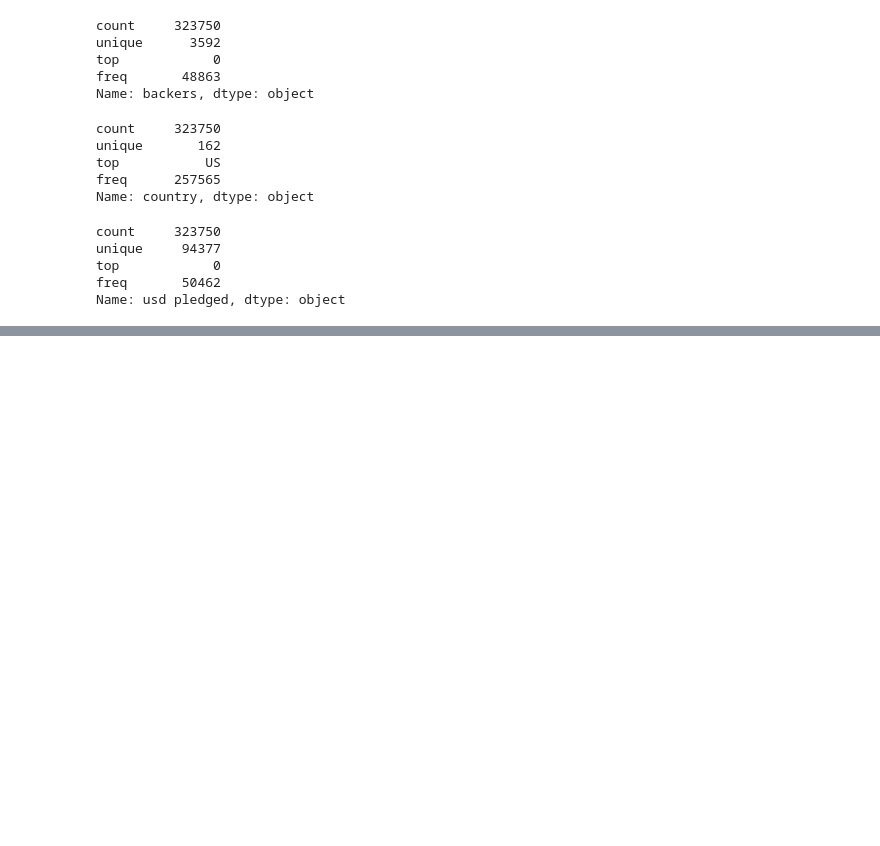
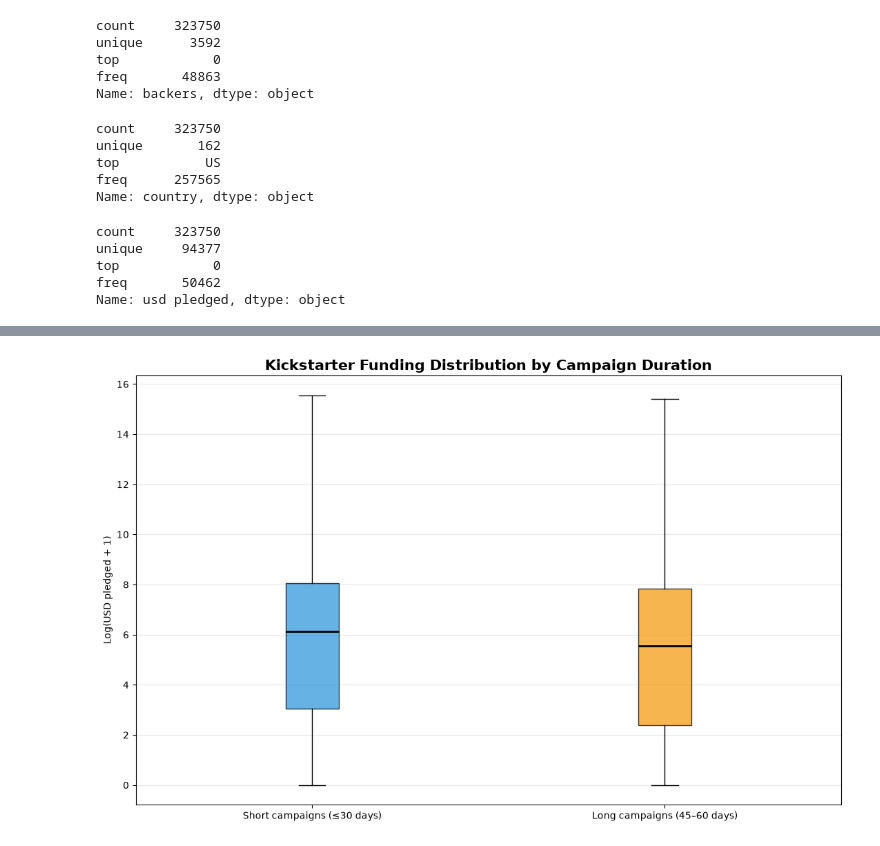
Before and after one commit to Key6767/cmpsc105-project, a Jupyter notebook: Process Work/Keyliannys_analysis.ipynb, the cells around one changed output, grey strips where cells are left out. Cells and saved outputs as stored; diff of their text form; code cells hidden in the pictures; blank space fills up the shorter version.

```diff
--- a/Process Work/Keyliannys_analysis.ipynb
+++ b/Process Work/Keyliannys_analysis.ipynb
@@ -337,0 +682,7 @@ a = 32354
+# %%
+analysis_df = clean_df[
+    clean_df["launched"].dt.date != pd.Timestamp("1970-01-01").date()
+].copy()
+
+print("Original cleaned dataset:", len(clean_df))
+print("Dataset after removing malformed dates:", len(analysis_df))
@@ -337,0 +884,41 @@ a = 32354
+# %%
+plt.figure(figsize=(11, 7))
+
+boxplot = plt.boxplot(
+    [
+        np.log1p(short_campaigns["usd pledged"]),
+        np.log1p(long_campaigns["usd pledged"])
+    ],
+    tick_labels=[
+        "Short campaigns (≤30 days)",
+        "Long campaigns (45–60 days)"
+    ],
+    showfliers=False,
+    patch_artist=True
+)
+
+# Color the boxes
+colors = ["#3498DB", "#F39C12"]
+
+for patch, color in zip(boxplot["boxes"], colors):
+    patch.set_facecolor(color)
+    patch.set_alpha(0.75)
+
+# Style median lines
+for median in boxplot["medians"]:
+    median.set_color("black")
+    median.set_linewidth(2)
+
+plt.title(
+    "Kickstarter Funding Distribution by Campaign Duration",
+    fontsize=15,
+    fontweight="bold"
+)
+
+plt.ylabel("Log(USD pledged + 1)")
+plt.grid(axis="y", alpha=0.3)
+
+plt.tight_layout()
+plt.show()
+# %% [output]
+[figure, added]
```
Also changed, not shown: parts of 34 cells of this notebook.
